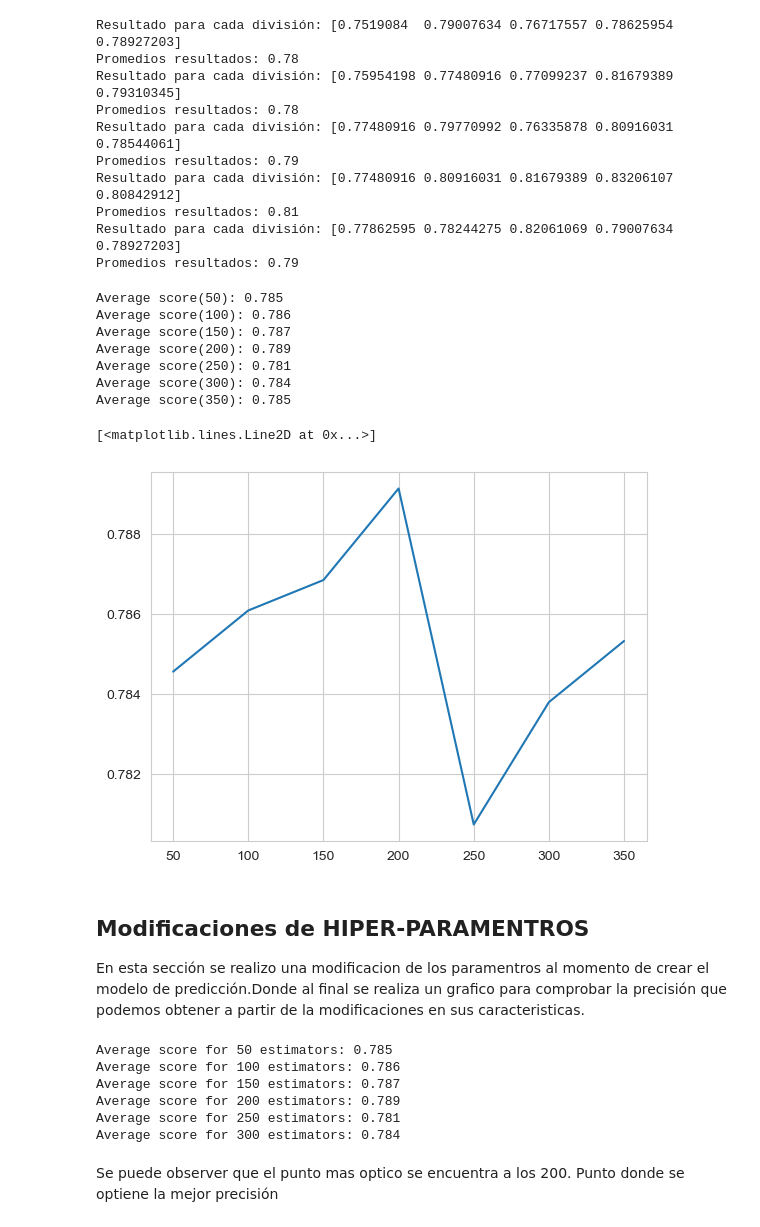
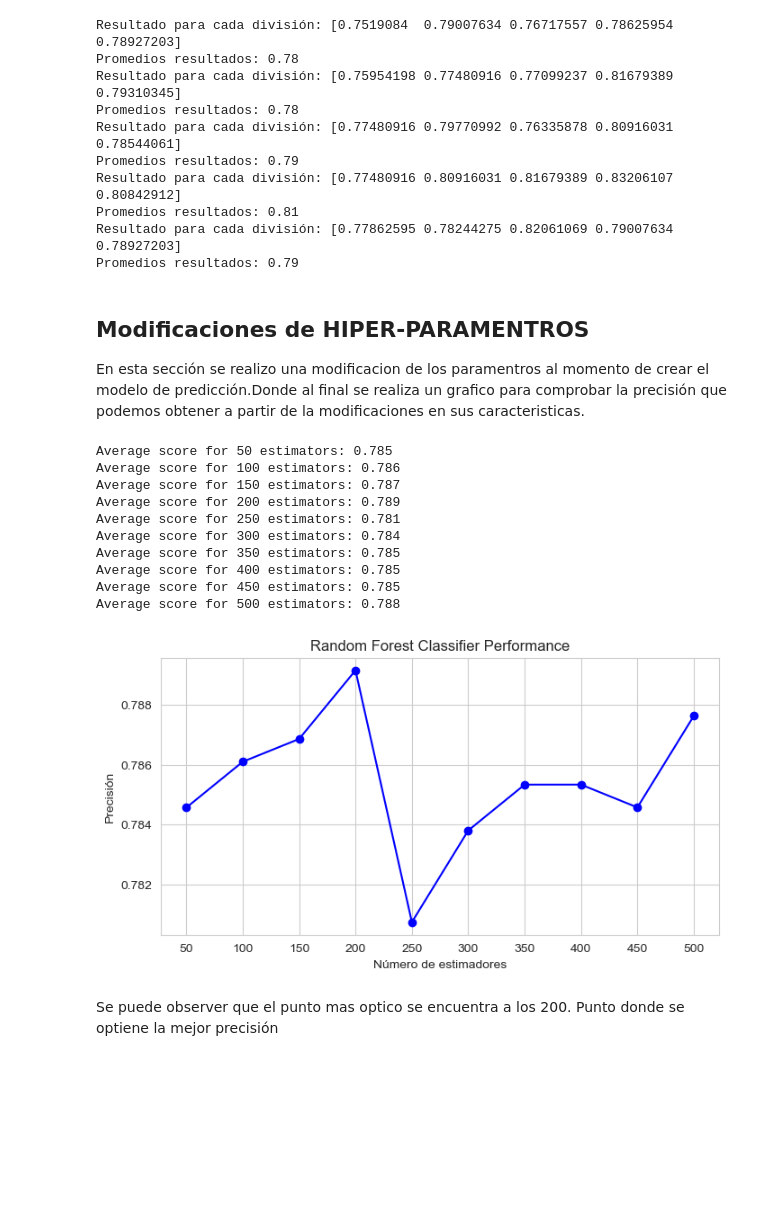
Before and after one commit to FranFer03/data_science, a Jupyter notebook: Cross Validation/Fernández Francisco - Cross Validation .ipynb, the cells around one changed output. Saved outputs shown, nothing was run; the diff lists cells and outputs as text; code cells hidden in the pictures; blank space fills up the shorter version.

```diff
--- a/Cross Validation/Fernández Francisco - Cross Validation .ipynb
+++ b/Cross Validation/Fernández Francisco - Cross Validation .ipynb
@@ -672,26 +672,6 @@ Resultado para cada división: [0.77480916 0.80916031 0.81679389 0.83206107 0.80
 Promedios resultados: 0.81
 Resultado para cada división: [0.77862595 0.78244275 0.82061069 0.79007634 0.78927203]
 Promedios resultados: 0.79
-# %%
-n_estimators = [50, 100, 150, 200, 250, 300, 350]
-result_data = []
-
-for val in n_estimators:
-    score = cross_val_score(RandomForestClassifier(n_estimators= val, random_state= 42), X, Y, cv= kf, scoring="accuracy")
-    result_data.append(score.mean())
-    print(f'Average score({val}): {"{:.3f}".format(score.mean())}')
-
-plt.plot(n_estimators,result_data)
-# %% [output]
-Average score(50): 0.785
-Average score(100): 0.786
-Average score(150): 0.787
-Average score(200): 0.789
-Average score(250): 0.781
-Average score(300): 0.784
-Average score(350): 0.785
-[<matplotlib.lines.Line2D at 0x...>]
-[figure, removed]
 # %% [markdown]
 ## **Modificaciones de HIPER-PARAMENTROS**
 
@@ -699,29 +679,34 @@ En esta sección se realizo una modificacion de los paramentros al momento de cr
 # %%
 #Grafico de la modificación de los parametros para realizar el modelo con Ramdon Forest
 
-n_estimators = np.arange(50,1001,50)
+n_estimators = np.arange(50,501,50)
 result_data = []
 
 for val in n_estimators:
     score = cross_val_score(RandomForestClassifier(n_estimators=val, random_state=42), X, Y, cv=kf, scoring="accuracy").mean()
     result_data.append(score)
     print(f'Average score for {val} estimators: {score:.3f}')
 
 plt.figure(figsize=(8, 4))
 plt.plot(n_estimators, result_data, marker='o', linestyle='-', color='b')
 plt.title('Random Forest Classifier Performance')
 plt.xlabel('Número de estimadores')
 plt.ylabel('Precisión')
 plt.grid(True)
 plt.xticks(n_estimators)
 plt.show()
 # %% [output]
 Average score for 50 estimators: 0.785
 Average score for 100 estimators: 0.786
 Average score for 150 estimators: 0.787
 Average score for 200 estimators: 0.789
 Average score for 250 estimators: 0.781
 Average score for 300 estimators: 0.784
+Average score for 350 estimators: 0.785
+Average score for 400 estimators: 0.785
+Average score for 450 estimators: 0.785
+Average score for 500 estimators: 0.788
+[figure, added]
 # %% [markdown]
 Se puede observer que el punto mas optico se encuentra a los 200. Punto donde se optiene la mejor precisión
 # %%
```
Also changed, not shown: parts of 12 cells of this notebook.
